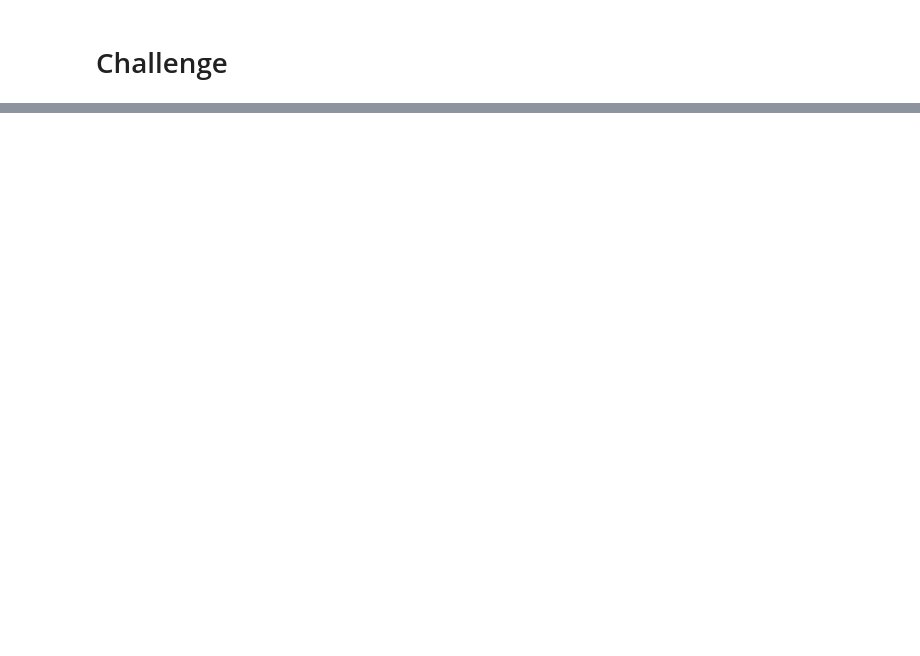
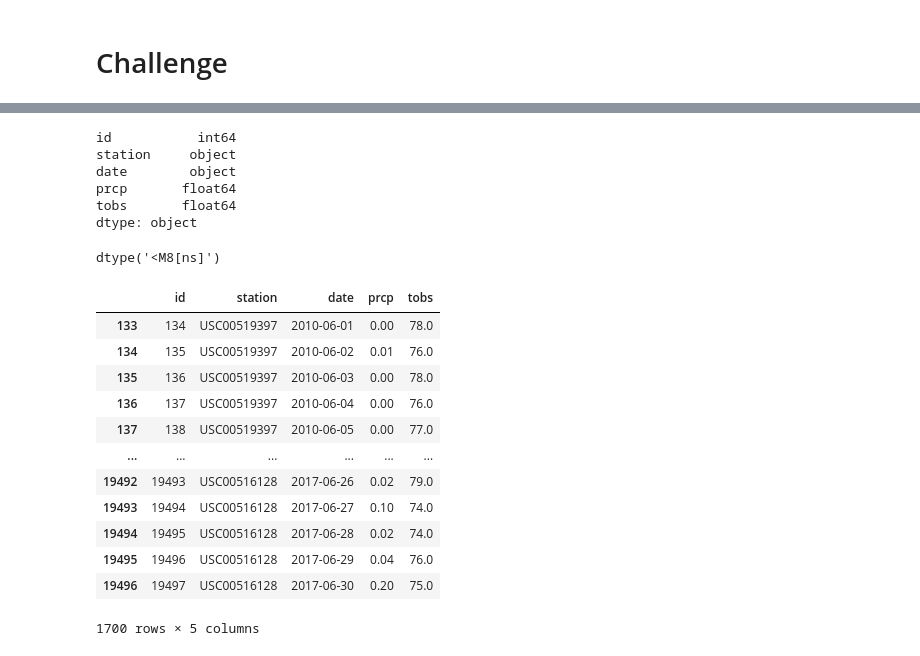
Before and after one commit to asongulol/surfs_up, a Jupyter notebook: climate_analysis.ipynb, the cells around one changed output, grey strips where cells are left out. Saved outputs shown, nothing was run; the diff lists cells and outputs as text; code cells hidden in the pictures; blank space fills up the shorter version.

```diff
--- a/climate_analysis.ipynb
+++ b/climate_analysis.ipynb
@@ -300,2 +337,9 @@ def calc_temps(start_date, end_date):
 # %% [markdown]
 # Challenge
+# %%
+import datetime as dt
+import pandas as pd
+import sqlite3
+#establish a connection
+conn = sqlite3.connect('/Users/otrin/OneDrive/Desktop/Git/surfs_up/hawaii.sqlite')
+df = pd.read_sql("SELECT * FROM measurement;", con)
@@ -301,0 +386,37 @@ def calc_temps(start_date, end_date):
+# %%
+#determine if the date column is in the correct format -> has to be datetime format
+df.dtypes
+# %% [output]
+id           int64
+station     object
+date        object
+prcp       float64
+tobs       float64
+dtype: object
+# %%
+#convert date column to datetime format
+df['date'] = pd.to_datetime(df['date'], infer_datetime_format=True)
+# %%
+#confirm that the date column is now in datetime format
+df['date'].dtype
+# %% [output]
+dtype('<M8[ns]')
+# %%
+#select only observations in June across all stations and years
+june_df = df.loc[df['date'].dt.month == 6]
+#confirm if data is correct
+june_df
+# %% [output]
+|  | id | station | date | prcp | tobs |
+| 133 | 134 | USC00519397 | 2010-06-01 | 0.00 | 78.0 |
+| 134 | 135 | USC00519397 | 2010-06-02 | 0.01 | 76.0 |
+| 135 | 136 | USC00519397 | 2010-06-03 | 0.00 | 78.0 |
+| 136 | 137 | USC00519397 | 2010-06-04 | 0.00 | 76.0 |
+| 137 | 138 | USC00519397 | 2010-06-05 | 0.00 | 77.0 |
+| ... | ... | ... | ... | ... | ... |
+| 19492 | 19493 | USC00516128 | 2017-06-26 | 0.02 | 79.0 |
+| 19493 | 19494 | USC00516128 | 2017-06-27 | 0.10 | 74.0 |
+| 19494 | 19495 | USC00516128 | 2017-06-28 | 0.02 | 74.0 |
+| 19495 | 19496 | USC00516128 | 2017-06-29 | 0.04 | 76.0 |
+| 19496 | 19497 | USC00516128 | 2017-06-30 | 0.20 | 75.0 |
+1700 rows × 5 columns
```
Also changed, not shown: parts of 11 cells of this notebook.
